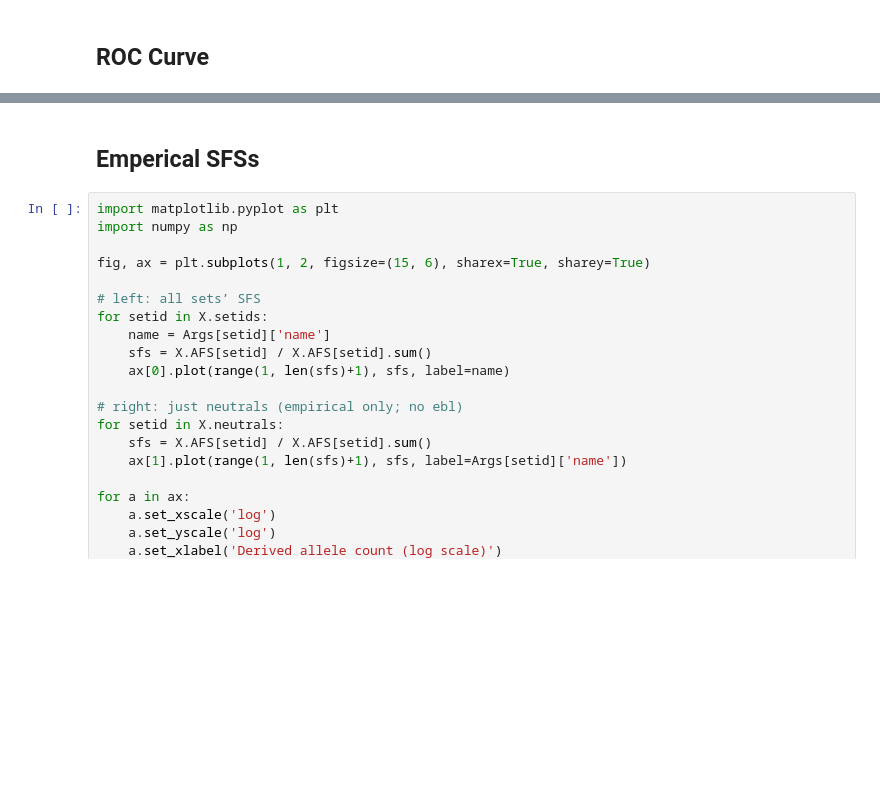
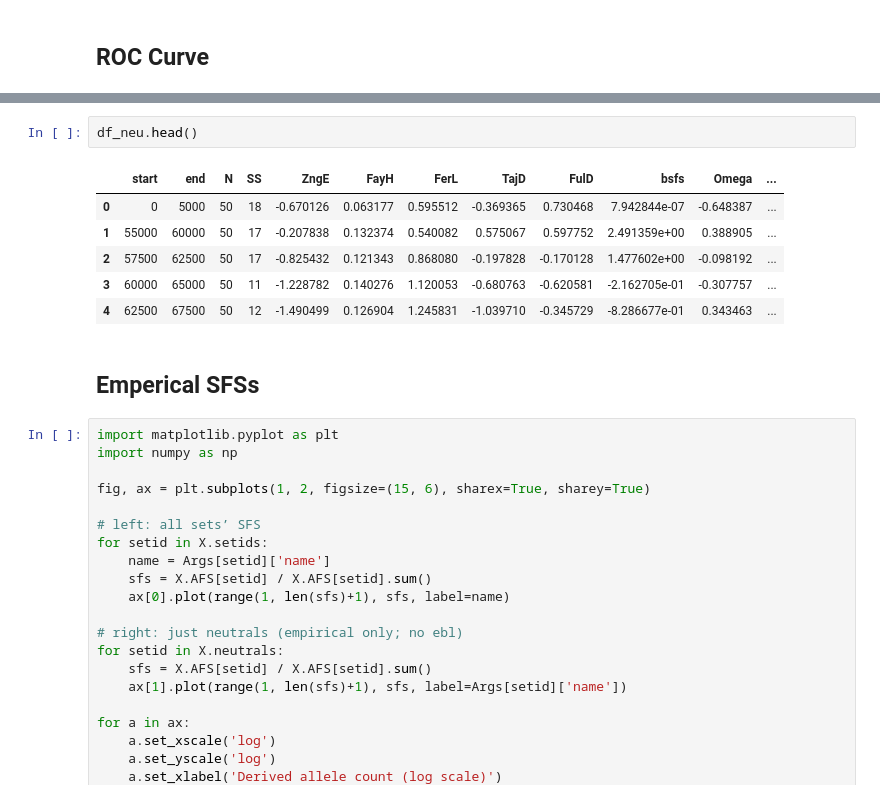
Before and after one commit to shinorimax/Selective-Sweep-Simulation, a Jupyter notebook: SliM/Calculation---Constant_Directional_selection.ipynb, the cells around one changed output, grey strips where cells are left out. Drawn from its saved outputs; the diff is of its cells as text; blank space fills up the shorter version.

```diff
--- a/SliM/Calculation---Constant_Directional_selection.ipynb
+++ b/SliM/Calculation---Constant_Directional_selection.ipynb
@@ -324,3 +325,12 @@ plt.show()
+# %%
+df_neu.head()
+# %% [output]
+|  | start | end | N | SS | ZngE | FayH | FerL | TajD | FulD | bsfs | Omega | ... |
+| 0 | 0 | 5000 | 50 | 18 | -0.670126 | 0.063177 | 0.595512 | -0.369365 | 0.730468 | 7.942844e-07 | -0.648387 | ... |
+| 1 | 55000 | 60000 | 50 | 17 | -0.207838 | 0.132374 | 0.540082 | 0.575067 | 0.597752 | 2.491359e+00 | 0.388905 | ... |
+| 2 | 57500 | 62500 | 50 | 17 | -0.825432 | 0.121343 | 0.868080 | -0.197828 | -0.170128 | 1.477602e+00 | -0.098192 | ... |
+| 3 | 60000 | 65000 | 50 | 11 | -1.228782 | 0.140276 | 1.120053 | -0.680763 | -0.620581 | -2.162705e-01 | -0.307757 | ... |
+| 4 | 62500 | 67500 | 50 | 12 | -1.490499 | 0.126904 | 1.245831 | -1.039710 | -0.345729 | -8.286677e-01 | 0.343463 | ... |
 # %% [markdown]
 ## Emperical SFSs
 # %%
```
Also changed, not shown: parts of 5 cells of this notebook, 13 other files.
